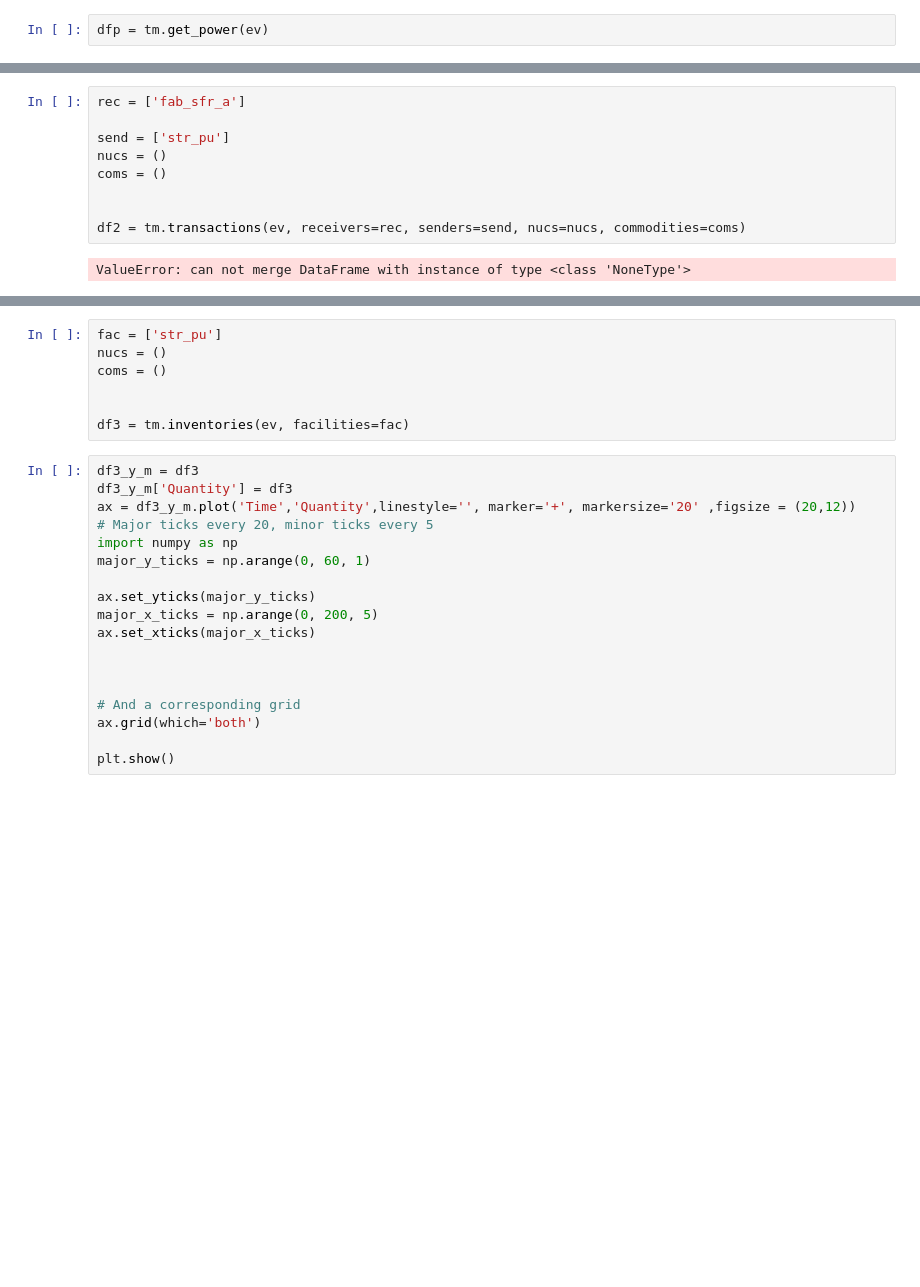
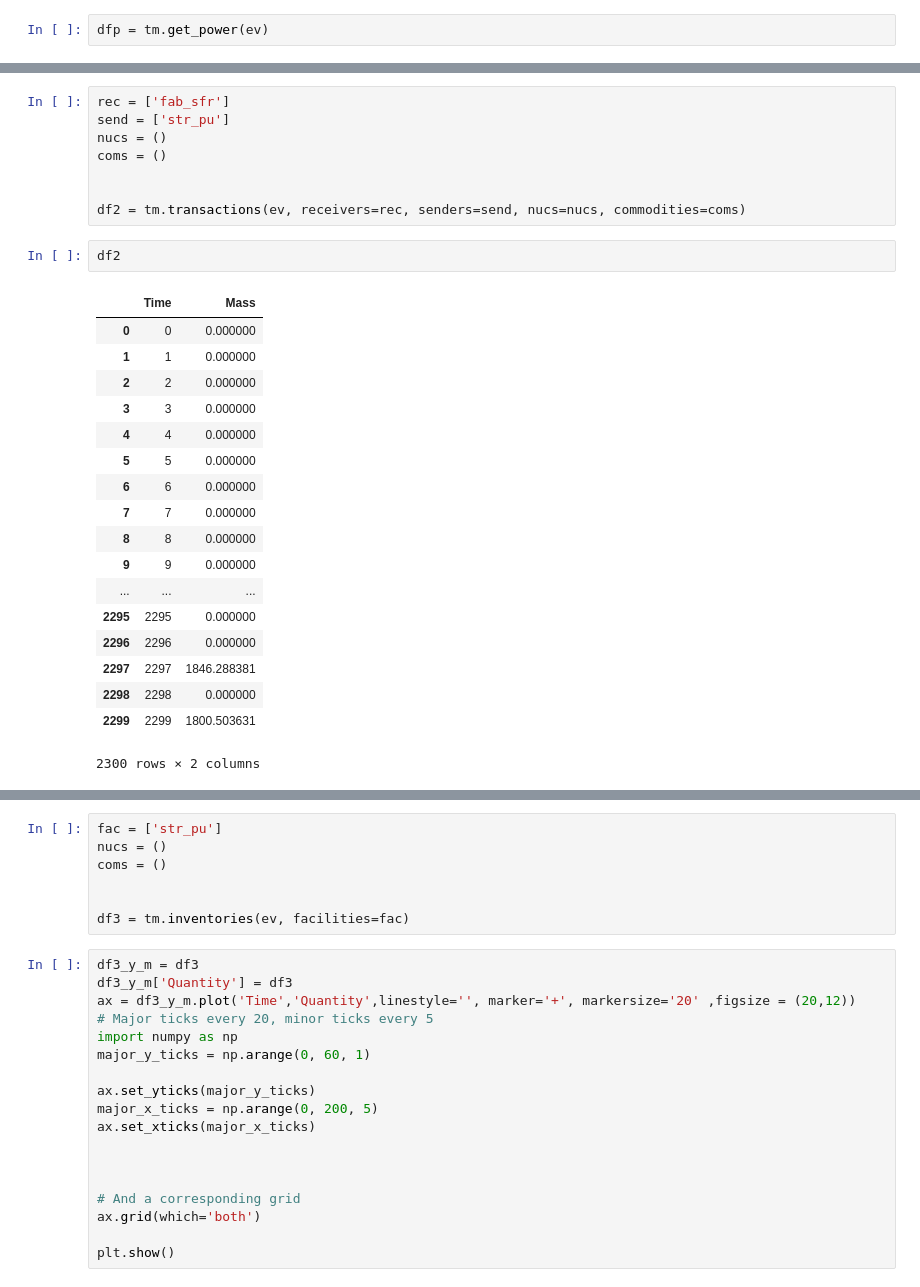
Before and after one commit to bam241/cvt_eg23, a Jupyter notebook: deployment optim.ipynb, the cells around one changed output, grey strips where cells are left out. Drawn from its saved outputs; the diff is of its cells as text; blank space fills up the shorter version.

```diff
--- a/deployment optim.ipynb
+++ b/deployment optim.ipynb
@@ -132,11 +132,29 @@ dfp.plot('Time','Value',figsize = (20,12))
 # %%
-rec = ['fab_sfr_a']
-
+rec = ['fab_sfr']
 send = ['str_pu']
 nucs = ()
 coms = ()
 
 
 df2 = tm.transactions(ev, receivers=rec, senders=send, nucs=nucs, commodities=coms)
-# %% [output]
-ValueError: can not merge DataFrame with instance of type <class 'NoneType'>
+# %%
+df2
+# %% [output]
+|  | Time | Mass |
+| 0 | 0 | 0.000000 |
+| 1 | 1 | 0.000000 |
+| 2 | 2 | 0.000000 |
+| 3 | 3 | 0.000000 |
+| 4 | 4 | 0.000000 |
+| 5 | 5 | 0.000000 |
+| 6 | 6 | 0.000000 |
+| 7 | 7 | 0.000000 |
+| 8 | 8 | 0.000000 |
+| 9 | 9 | 0.000000 |
+| ... | ... | ... |
+| 2295 | 2295 | 0.000000 |
+| 2296 | 2296 | 0.000000 |
+| 2297 | 2297 | 1846.288381 |
+| 2298 | 2298 | 0.000000 |
+| 2299 | 2299 | 1800.503631 |
+2300 rows × 2 columns
```
Also changed, not shown: parts of 12 cells of this notebook, 3 other files.
